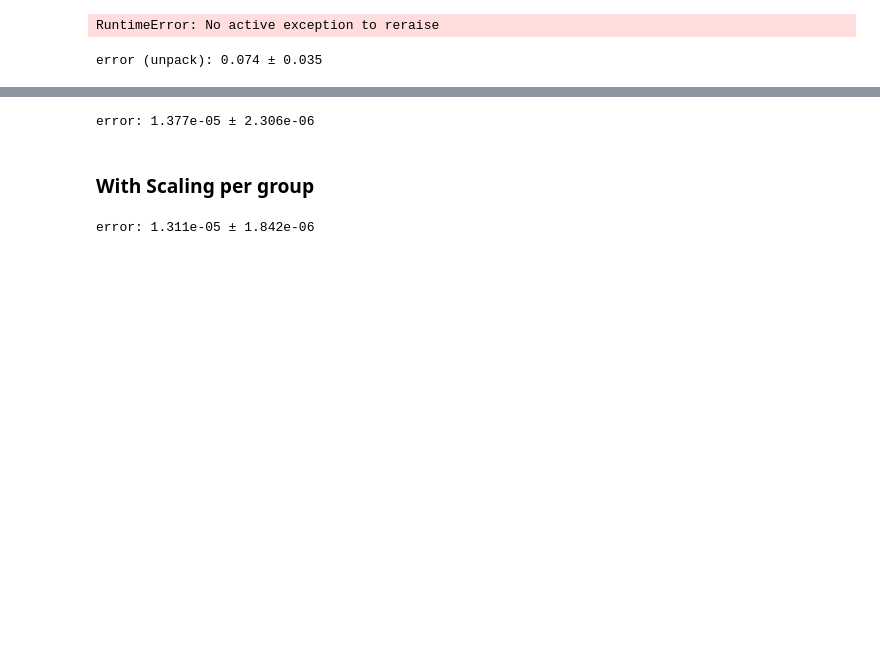
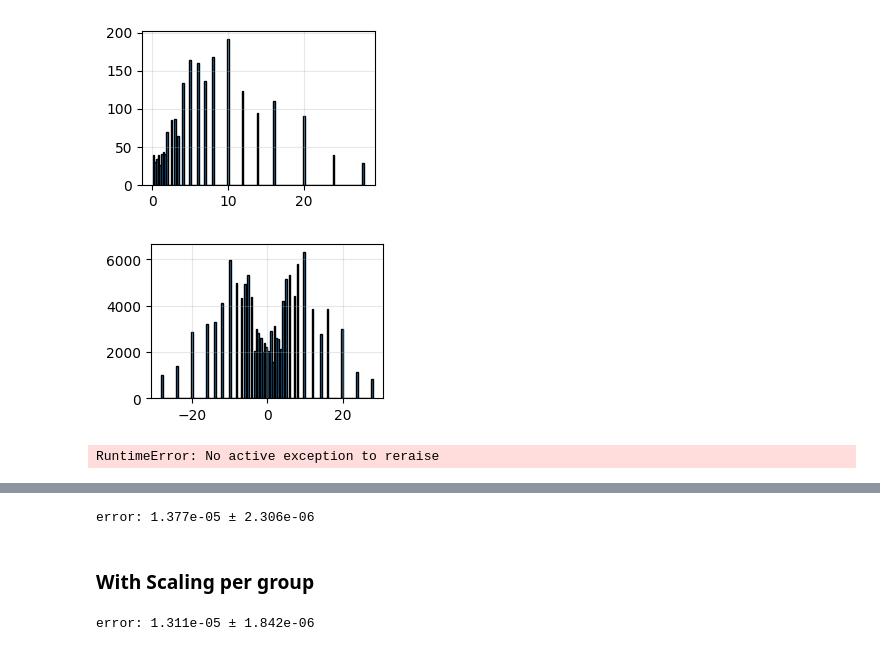
Before and after one commit to MiShutov/Quantization, a Jupyter notebook: nb/new_trellis.ipynb, the cells around one changed output, grey strips where cells are left out. Cells and saved outputs as stored; diff of their text form; code cells hidden in the pictures; blank space fills up the shorter version.

```diff
--- a/nb/new_trellis.ipynb
+++ b/nb/new_trellis.ipynb
@@ -5,6 +5,16 @@ sys.path.append("/home/msst/repo/Quantization")
 import qlib
 DEVICE = 'cuda:0'
 from qlib.utils.incoherence_preprocessing.incoherence_process_functions import incoherence_process, incoherence_preprocess, incoherence_preprocess_lukashevich, incoherence_process_lukashevich
+
+
+import matplotlib.pyplot as plt
+def plot_hist(data, bins=32, figsize=(4, 4)):
+    data_np = data.flatten().numpy()
+
+    plt.figure(figsize=figsize)
+    plt.hist(data_np, bins=bins, edgecolor='black')
+    plt.grid(True, alpha=0.3)
+    plt.show()
 # %%
 model_name='Llama2-7b-hf'
 DTYPE = torch.float16
@@ -12,3 +22,6 @@ model = qlib.load_model(model_name=model_name, torch_dtype=DTYPE)
 
 module = model.get_decoder().layers[0].self_attn.q_proj.to(DEVICE)
 #module = model.get_decoder().layers[10].mlp.down_proj.to(DEVICE)
+w = module.weight.data.float().cuda()
+w /= w.std()
+#w = torch.randn(4096, 4096).cuda()
@@ -76,0 +90,23 @@ tensor([[-0.0091, -0.0117, -0.0035,  ...,  0.0056,  0.0011,  0.0005],
+# %%
+mx_specs = {
+    #'w_elem_format': 'fp4_e2m1',
+    #'w_elem_format': 'fp6_e2m3',
+    'w_elem_format': 'fp6_e3m2',
+    #'w_elem_format': 'fp8_e4m3',
+    #'w_elem_format': 'int4',
+    #'w_elem_format': 'int8',
+    #'a_elem_format': 'fp6_e3m2',
+    'block_size': 32,
+    'bfloat': 16,
+    'custom_cuda': False, #True,
+    'quantize_backprop': False,
+}
+mx_specs = finalize_mx_specs(mx_specs)
+# %%
+axes = [-1]
+block_size = mx_specs['block_size']
+shared_exp = get_shared_exps(w, mx_specs, axes=axes)
+
+_w, axes, orig_shape, padded_shape = _reshape_to_blocks(w, axes, block_size)
+_w_scaled = _w / 2**shared_exp
+w_scaled = _undo_reshape_to_blocks(_w_scaled, padded_shape, orig_shape, axes)
@@ -77,38 +264,10 @@ tensor([[-0.0091, -0.0117, -0.0035,  ...,  0.0056,  0.0011,  0.0005],
+# %%
+plot_hist(quantizer.tlut.cpu(), bins=128, figsize=(3, 2))
+plot_hist(quantizer.lut.cpu(), bins=128, figsize=(3, 2))
+# %% [output]
+[figure, added]
+[figure, added]
 # %%
 raise
 # %% [output]
 RuntimeError: No active exception to reraise
-# %%
-# m = 1024
-# n = 1024
-
-# w = torch.randn(m, n, device=DEVICE)
-
-params = qlib.TrellisQuantizerParams(
-	T=256,
-	L=16,
-	K=2,
-	V=2,
-	decode_mode='LowBitSym',
-	tlut_bits=10,
-)
-
-quantizer = qlib.TrellisQuantizer(
-	params=params
-).to(DEVICE)
-
-reco, states = quantizer.quantize(w)
-packed = quantizer.pack_trellis(states)
-
-reco_ref = quantizer.reconstruct_weight(packed, w.shape)
-err_ref  = torch.mean((reco_ref * quantizer.codebook_scale - w)**2, dim=-1)
-print(f"error (unpack): {err_ref.mean():.3f} ± {err_ref.std():.3f}")
-
-
-# reco_fast = quantizer.reconstruct_weight_fast(packed, w.shape)
-# err_fast = torch.mean((reco_fast * quantizer.codebook_scale - w)**2, dim=-1)
-# print(f"error (fast)  : {err_fast.mean():.3f} ± {err_fast.std():.3f}")
-
-# 0.128
-# %% [output]
-error (unpack): 0.074 ± 0.035
```
Also changed, not shown: parts of 19 cells of this notebook, 2 other files.
